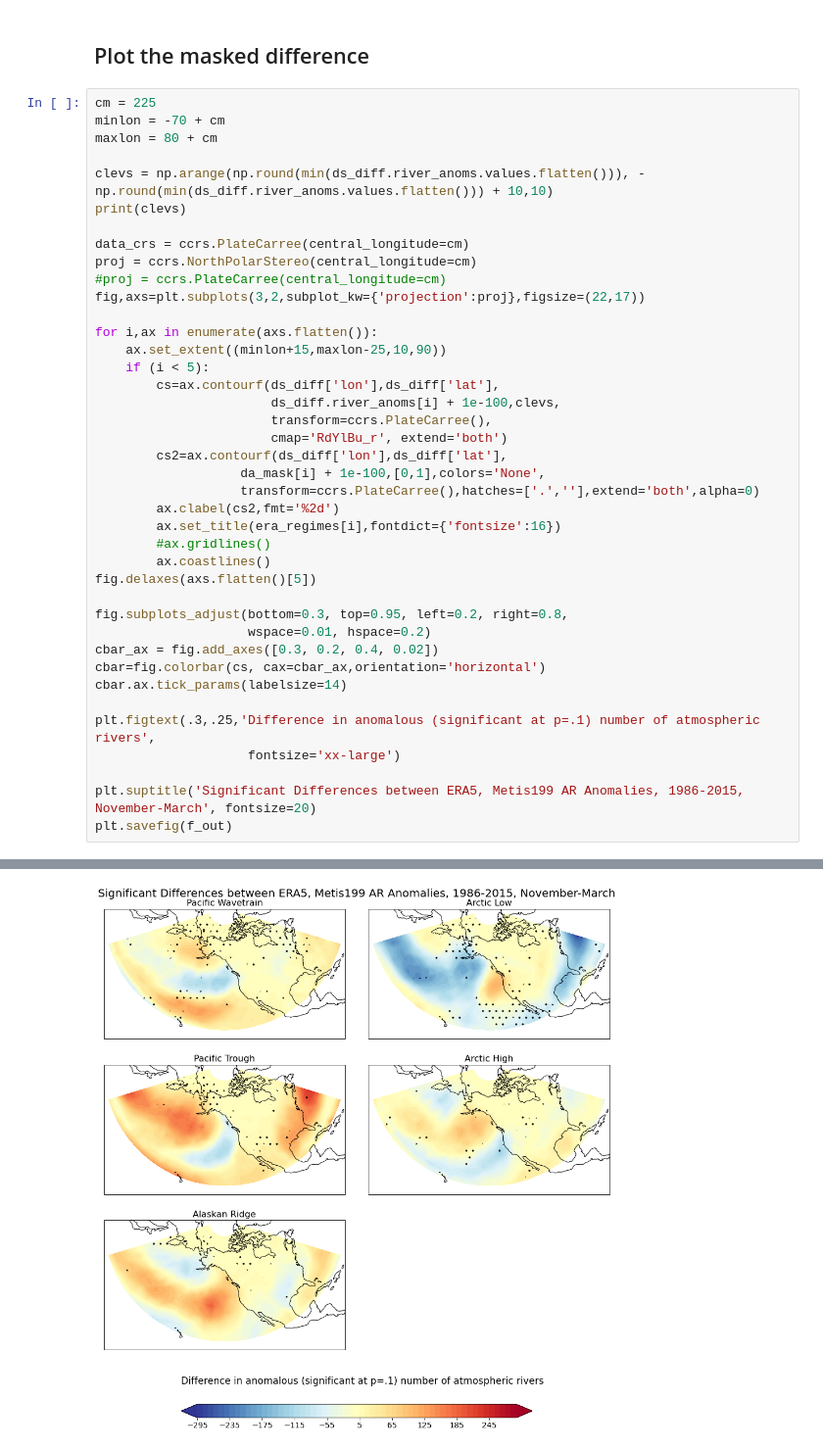
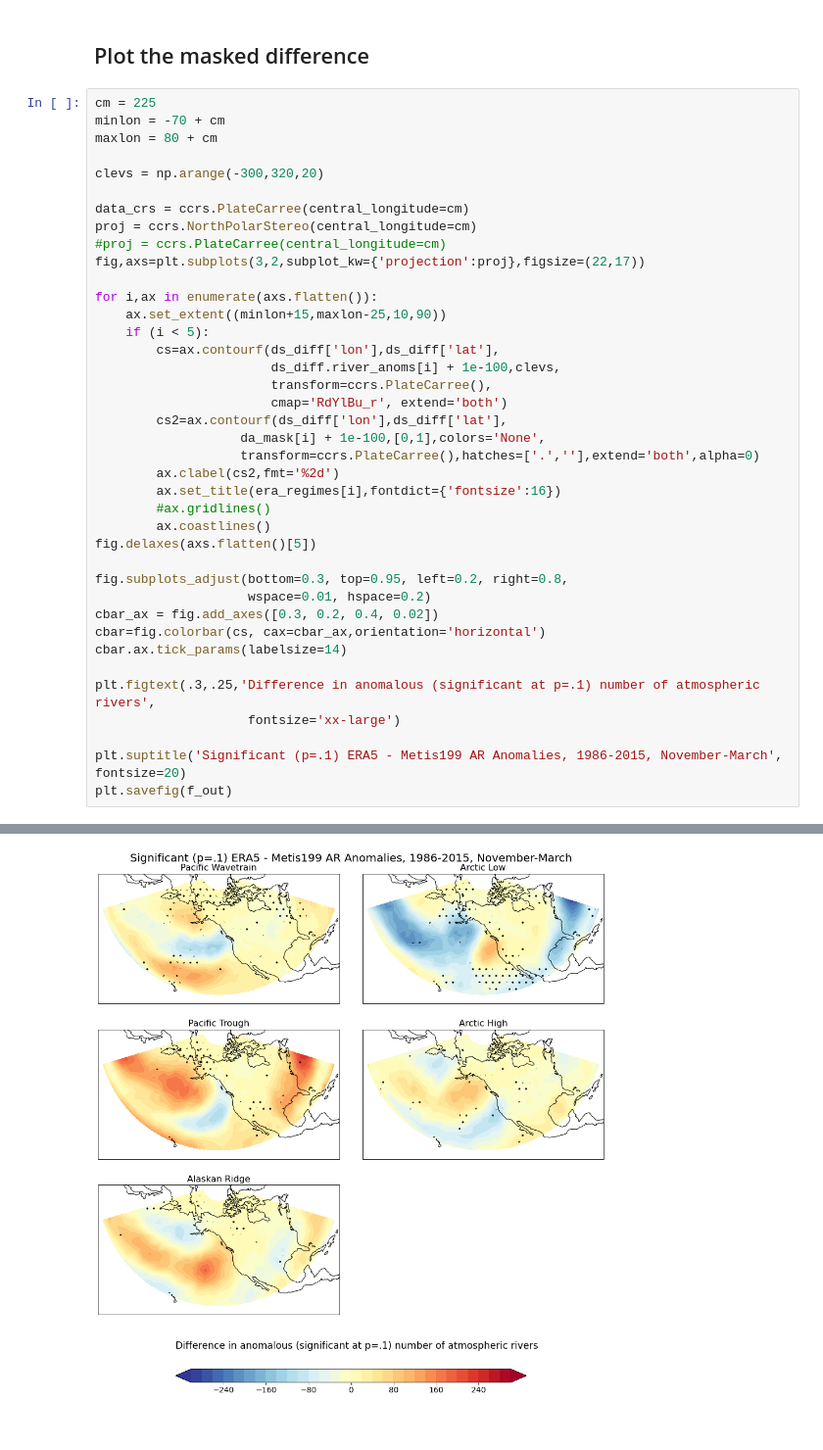
Before and after one commit to mkorendyke/CLIM680, a Jupyter notebook: AR_anom_diffs.ipynb, the cells around one changed output, grey strips where cells are left out. Shown: that part at 98% size. Cells and saved outputs as stored; diff of their text form.

```diff
--- a/AR_anom_diffs.ipynb
+++ b/AR_anom_diffs.ipynb
@@ -112,8 +132,7 @@ cm = 225
 minlon = -70 + cm
 maxlon = 80 + cm
 
-clevs = np.arange(np.round(min(ds_diff.river_anoms.values.flatten())), -np.round(min(ds_diff.river_anoms.values.flatten())) + 10,10)
-print(clevs)
+clevs = np.arange(-300,320,20)
 
 data_crs = ccrs.PlateCarree(central_longitude=cm)
 proj = ccrs.NorthPolarStereo(central_longitude=cm)
@@ -145,6 +164,6 @@ cbar.ax.tick_params(labelsize=14)
 plt.figtext(.3,.25,'Difference in anomalous (significant at p=.1) number of atmospheric rivers',
                     fontsize='xx-large')
 
-plt.suptitle('Significant Differences between ERA5, Metis199 AR Anomalies, 1986-2015, November-March', fontsize=20)
+plt.suptitle('Significant (p=.1) ERA5 - Metis199 AR Anomalies, 1986-2015, November-March', fontsize=20)
 plt.savefig(f_out)
 # %% [output]
@@ -156 +170 @@ plt.savefig(f_out)
-[figure, old version]
+[figure, new version]
```
Also changed, not shown: parts of 2 cells of this notebook, 2 other files.
